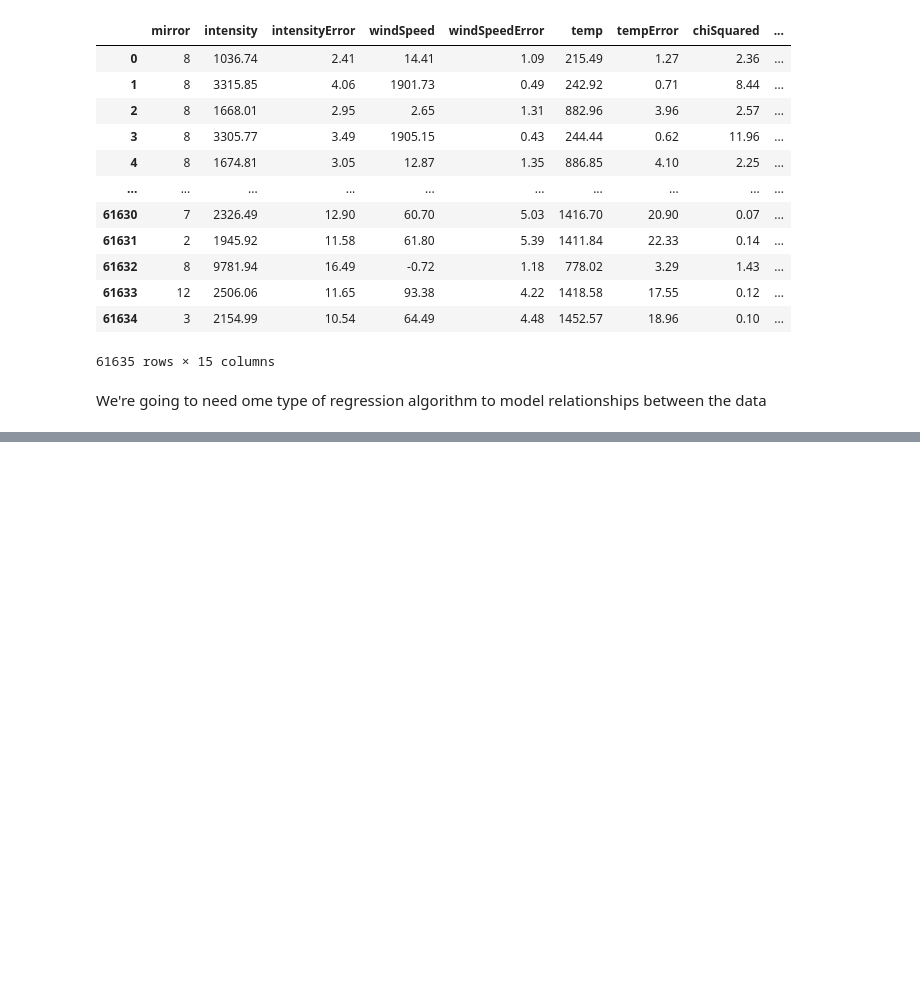
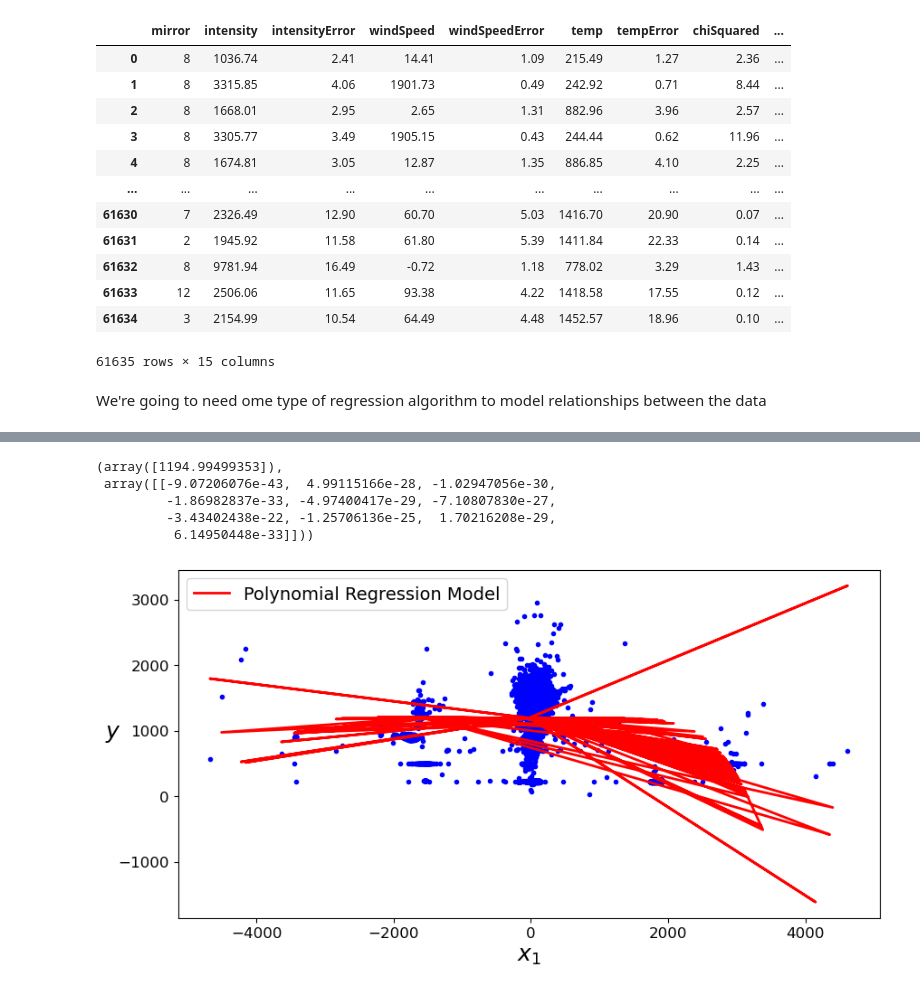
Before and after one commit to elliotdable/fp_ml_ucl, a Jupyter notebook: training.ipynb, the cells around one changed output, grey strips where cells are left out. Drawn from its saved outputs; the diff is of its cells as text; code cells hidden in the pictures; blank space fills up the shorter version.

```diff
--- a/training.ipynb
+++ b/training.ipynb
@@ -79,0 +152,22 @@ Mean Squared Error: 148.44735128744432
+# %%
+from sklearn.linear_model import LinearRegression
+lin_reg = LinearRegression()
+lin_reg.fit(X_poly, y)
+lin_reg.intercept_, lin_reg.coef_
+# %% [output]
+(array([1194.99499353]),
+ array([[-9.07206076e-43,  4.99115166e-28, -1.02947056e-30,
+         -1.86982837e-33, -4.97400417e-29, -7.10807830e-27,
+         -3.43402438e-22, -1.25706136e-25,  1.70216208e-29,
+          6.14950448e-33]]))
+# %%
+y_pred = lin_reg.predict(X_poly)
+plt.figure(figsize=(10,5))
+plt.plot(X, y, "b.")
+plt.plot(X, y_pred, "r-", linewidth=2, label="Polynomial Regression Model")
+plt.xlabel("$x_1$", fontsize=18)
+plt.ylabel("$y$", rotation=0, fontsize=18)
+plt.legend(loc="upper left", fontsize=14)
+plt.show()
+# %% [output]
+[figure, added]
```
Also changed, not shown: parts of 19 cells of this notebook.
